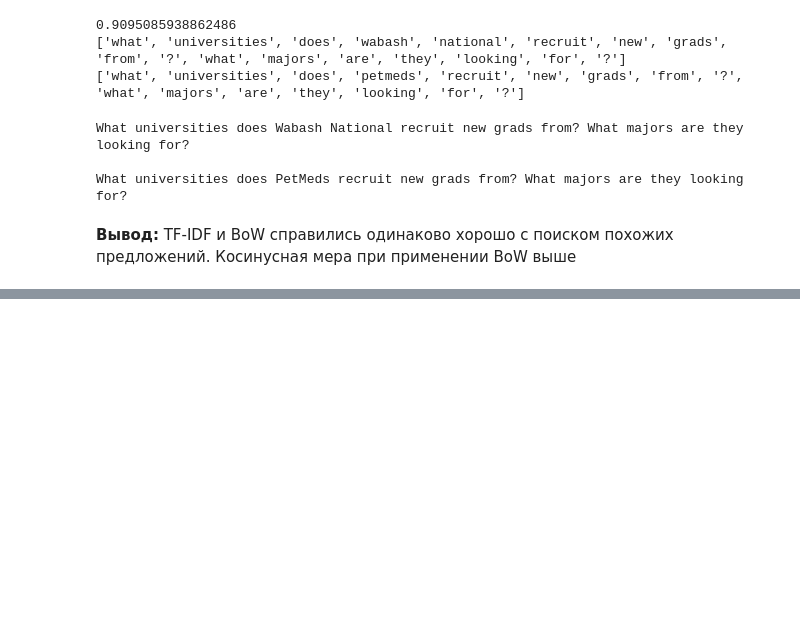
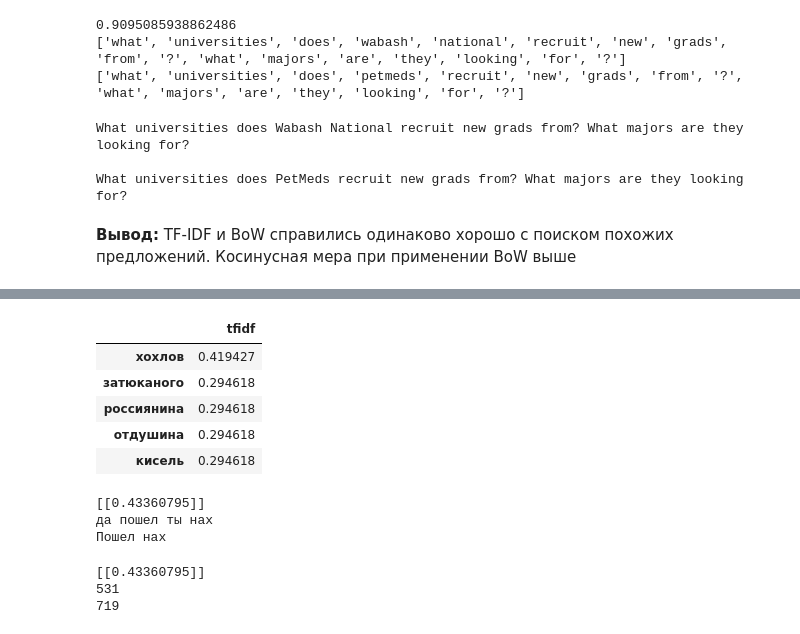
Before and after one commit to Dmilis/DS_student, a Jupyter notebook: NLP2_tfidf_BoW_HW.ipynb, the cells around one changed output, grey strips where cells are left out. Drawn from its saved outputs; the diff is of its cells as text; code cells hidden in the pictures; blank space fills up the shorter version.

```diff
--- a/NLP2_tfidf_BoW_HW.ipynb
+++ b/NLP2_tfidf_BoW_HW.ipynb
@@ -149,0 +176,14 @@ What universities does PetMeds recruit new grads from? What majors are they look
+# %%
+#tfidf
+tf_idf_vector = tfidf_transformer.transform(word_count)
+feature_names = count.get_feature_names_out()
+first_document_vector=tf_idf_vector[1]
+df_tfifd = pd.DataFrame(first_document_vector.T.todense(), index=feature_names, columns=["tfidf"])
+df_tfifd.sort_values(by=["tfidf"], ascending=False).head()
+# %% [output]
+|  | tfidf |
+| хохлов | 0.419427 |
+| затюканого | 0.294618 |
+| россиянина | 0.294618 |
+| отдушина | 0.294618 |
+| кисель | 0.294618 |
@@ -149,0 +205,14 @@ What universities does PetMeds recruit new grads from? What majors are they look
+# %%
+print(max_cos)
+print(comment[pos1][:15], comment[pos2][:9], sep='\n')
+# %% [output]
+[[0.43360795]]
+да пошел ты нах
+Пошел нах
+# %%
+print(max_cos)
+print(pos1, pos2, sep='\n')
+# %% [output]
+[[0.43360795]]
+531
+719
```
Also changed, not shown: parts of 8 cells of this notebook, 3 other files.
